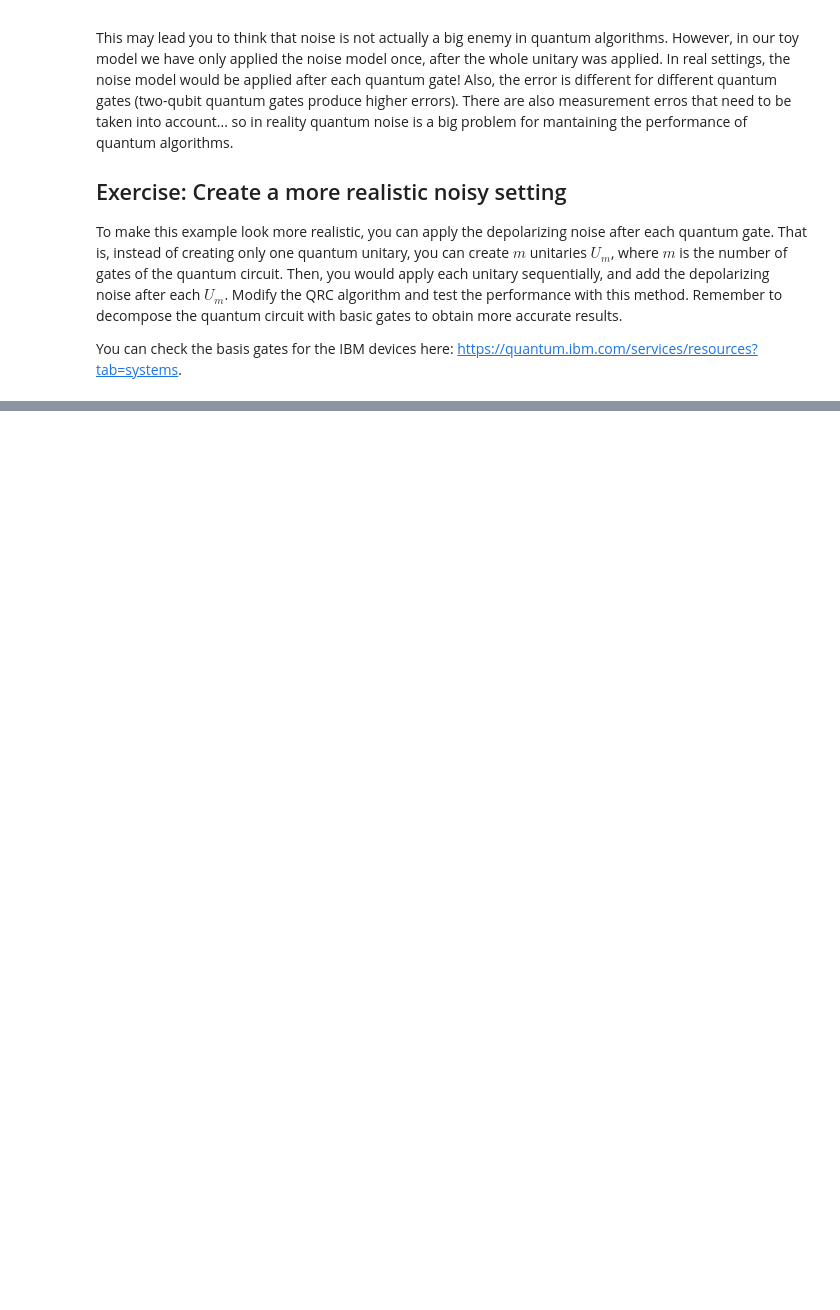
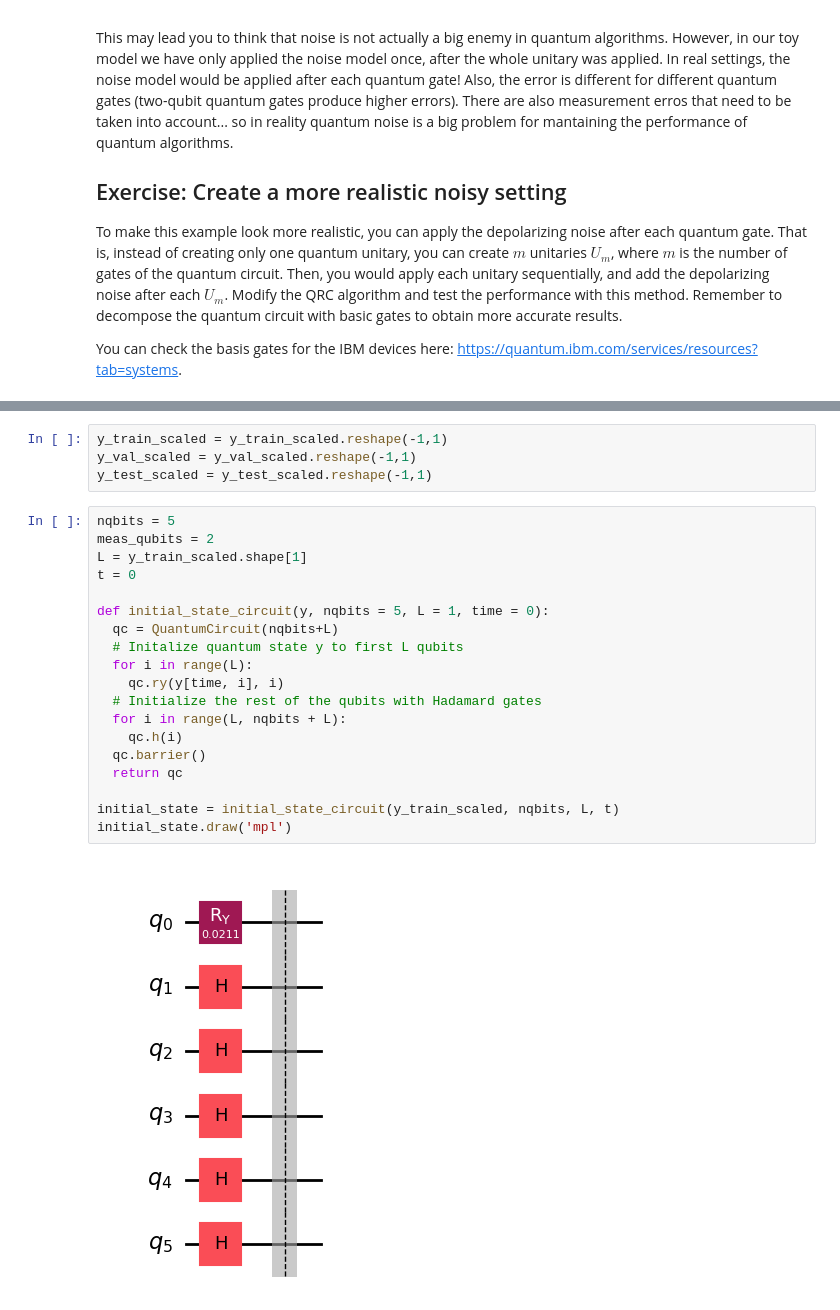
Before and after one commit to laiadc/QML, a Jupyter notebook: QRC tutorial/Quantum_Reservoir_Computing.ipynb, the cells around one changed output, grey strips where cells are left out. Saved outputs shown, nothing was run; the diff lists cells and outputs as text; blank space fills up the shorter version.

Commit message:
Adding QRC implementation with qiskit's quantum circuits

```diff
--- a/QRC tutorial/Quantum_Reservoir_Computing.ipynb
+++ b/QRC tutorial/Quantum_Reservoir_Computing.ipynb
@@ -574,0 +591,25 @@ Where $ x_{\text{extra}}(t)$ is a vector containing the regressor variables.
+# %%
+y_train_scaled = y_train_scaled.reshape(-1,1)
+y_val_scaled = y_val_scaled.reshape(-1,1)
+y_test_scaled = y_test_scaled.reshape(-1,1)
+# %%
+nqbits = 5
+meas_qubits = 2
+L = y_train_scaled.shape[1]
+t = 0
+
+def initial_state_circuit(y, nqbits = 5, L = 1, time = 0):
+  qc = QuantumCircuit(nqbits+L)
+  # Initalize quantum state y to first L qubits
+  for i in range(L):
+    qc.ry(y[time, i], i)
+  # Initialize the rest of the qubits with Hadamard gates
+  for i in range(L, nqbits + L):
+    qc.h(i)
+  qc.barrier()
+  return qc
+
+initial_state = initial_state_circuit(y_train_scaled, nqbits, L, t)
+initial_state.draw('mpl')
+# %% [output]
+[figure, added]
```
Also changed, not shown: parts of 34 cells of this notebook.
